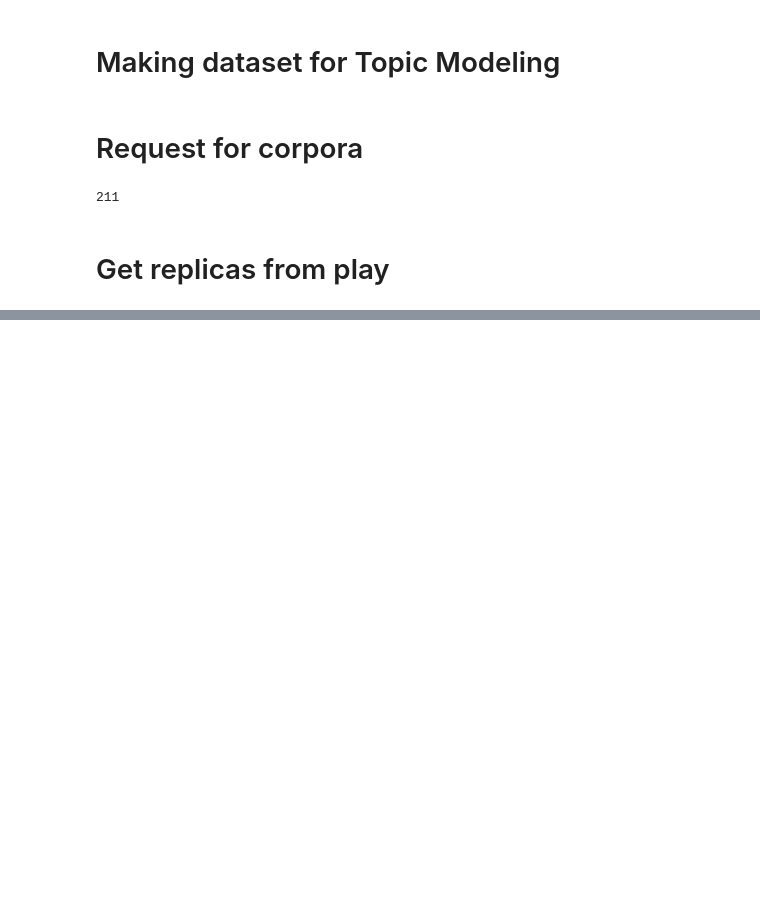
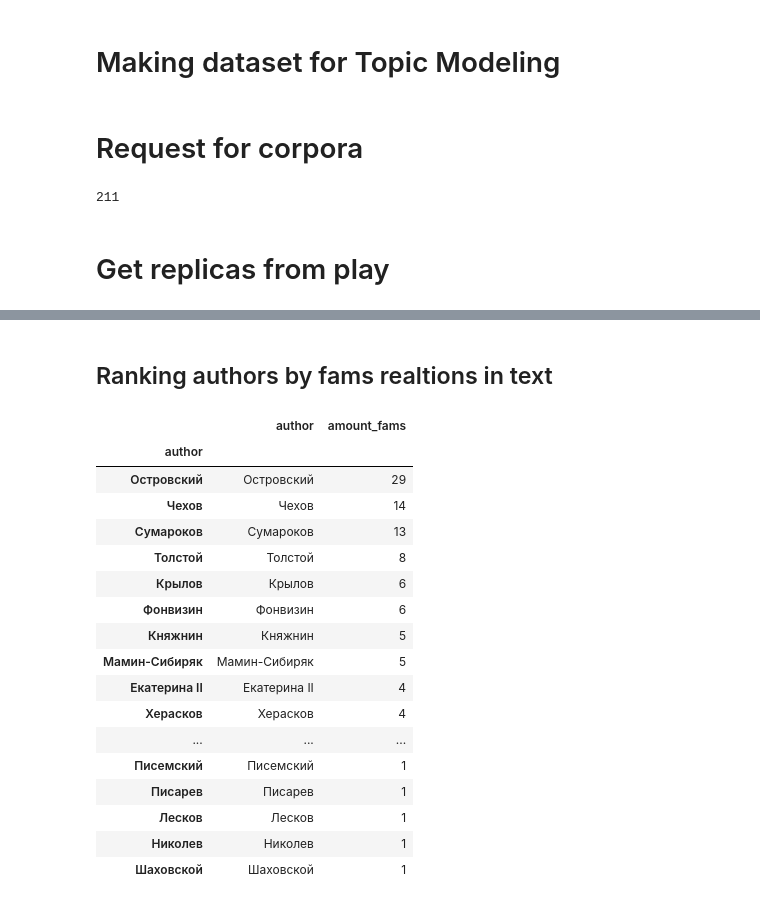
Before and after one commit to Gratisfo/Parentents-and-children, a Jupyter notebook: dataset_for_TM.ipynb, the cells around one changed output, grey strips where cells are left out. Cells and saved outputs as stored; diff of their text form; code cells hidden in the pictures; blank space fills up the shorter version.

```diff
--- a/dataset_for_TM.ipynb
+++ b/dataset_for_TM.ipynb
@@ -99,2 +201,4 @@ for name in play_name:
 # %%
 data.to_csv("data_TM.csv")
+# %% [markdown]
+## Ranking authors by fams realtions in text
@@ -100,0 +217,23 @@ data.to_csv("data_TM.csv")
+# %%
+aggregation_functions = {"author":'first', "amount_fams": 'sum'}
+df_new = data.groupby(data['author']).aggregate(aggregation_functions)
+df_new.sort_values('amount_fams', ascending=False)
+# %% [output]
+|  | author | amount_fams |
+| author |  |  |
+| Островский | Островский | 29 |
+| Чехов | Чехов | 14 |
+| Сумароков | Сумароков | 13 |
+| Толстой | Толстой | 8 |
+| Крылов | Крылов | 6 |
+| Фонвизин | Фонвизин | 6 |
+| Княжнин | Княжнин | 5 |
+| Мамин-Сибиряк | Мамин-Сибиряк | 5 |
+| Екатерина II | Екатерина II | 4 |
+| Херасков | Херасков | 4 |
+| ... | ... | ... |
+| Писемский | Писемский | 1 |
+| Писарев | Писарев | 1 |
+| Лесков | Лесков | 1 |
+| Николев | Николев | 1 |
+| Шаховской | Шаховской | 1 |
```
Also changed, not shown: parts of 12 cells of this notebook.
